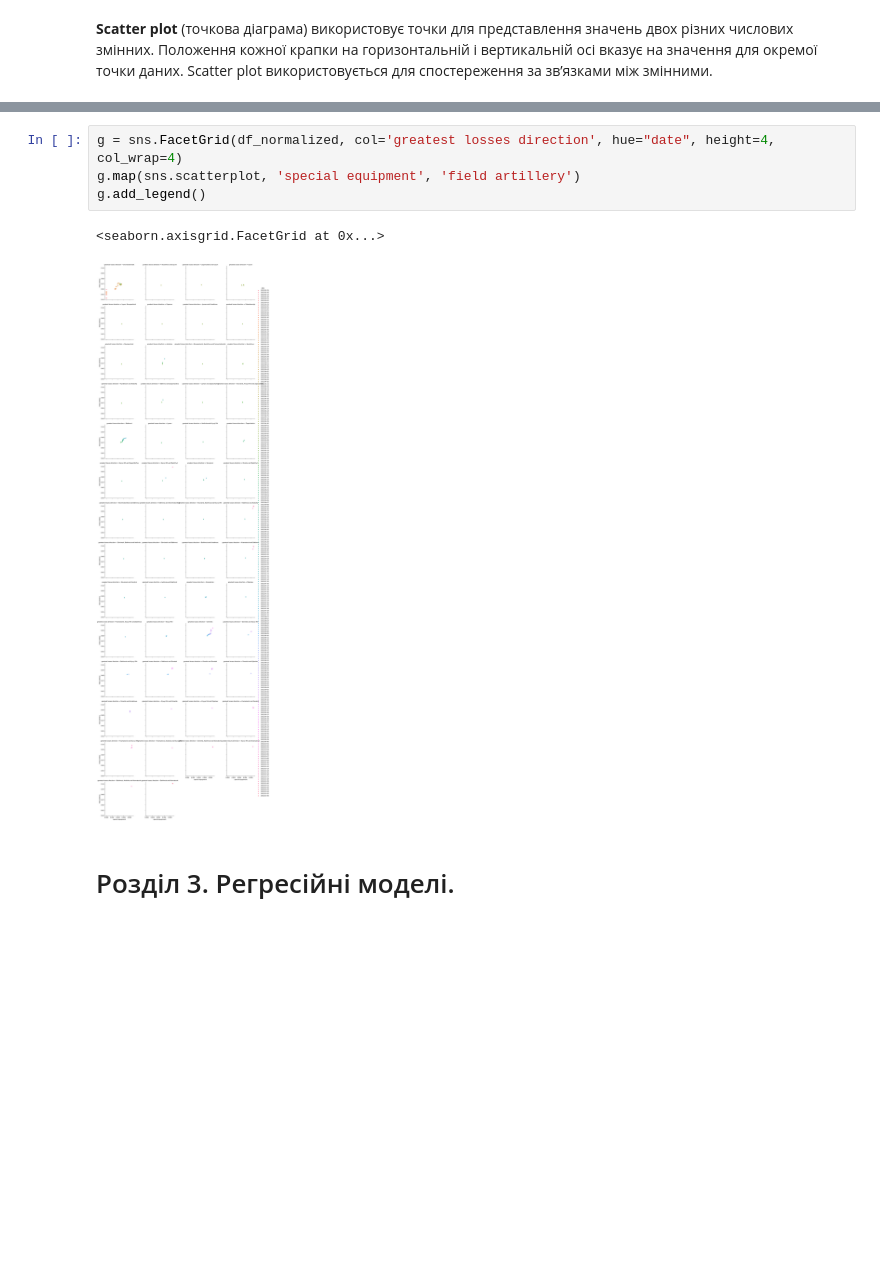
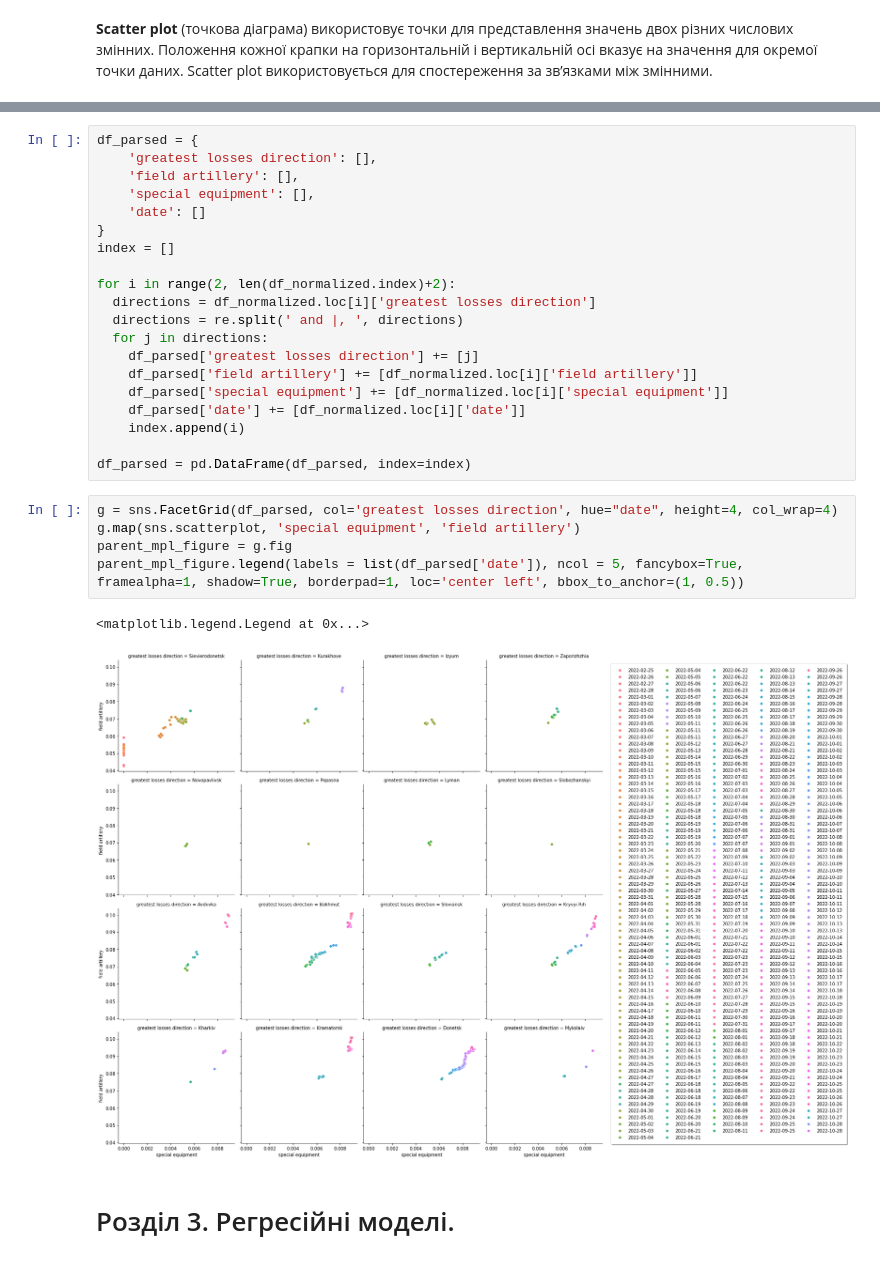
Before and after one commit to nastyabekesheva/DataScience, a Jupyter notebook: coursework/courseworkDS.ipynb, the cells around one changed output, grey strips where cells are left out. Drawn from its saved outputs; the diff is of its cells as text; blank space fills up the shorter version.

Commit message:
improved plot | Created using Colaboratory

```diff
--- a/coursework/courseworkDS.ipynb
+++ b/coursework/courseworkDS.ipynb
@@ -544,10 +562,31 @@ df1.corr(method='pearson')
+# %%
+df_parsed = {
+    'greatest losses direction': [],
+    'field artillery': [],
+    'special equipment': [],
+    'date': []
+}
+index = []
+
+for i in range(2, len(df_normalized.index)+2):
+  directions = df_normalized.loc[i]['greatest losses direction']
+  directions = re.split(' and |, ', directions)
+  for j in directions:
+    df_parsed['greatest losses direction'] += [j]
+    df_parsed['field artillery'] += [df_normalized.loc[i]['field artillery']]
+    df_parsed['special equipment'] += [df_normalized.loc[i]['special equipment']]
+    df_parsed['date'] += [df_normalized.loc[i]['date']]
+    index.append(i)
+
+df_parsed = pd.DataFrame(df_parsed, index=index)
 # %%
-g = sns.FacetGrid(df_normalized, col='greatest losses direction', hue="date", height=4, col_wrap=4)
+g = sns.FacetGrid(df_parsed, col='greatest losses direction', hue="date", height=4, col_wrap=4)
 g.map(sns.scatterplot, 'special equipment', 'field artillery')
-g.add_legend()
+parent_mpl_figure = g.fig
+parent_mpl_figure.legend(labels = list(df_parsed['date']), ncol = 5, fancybox=True, framealpha=1, shadow=True, borderpad=1, loc='center left', bbox_to_anchor=(1, 0.5))
 # %% [output]
-<seaborn.axisgrid.FacetGrid at 0x...>
+<matplotlib.legend.Legend at 0x...>
-[figure, old version]
+[figure, new version]
 # %% [markdown]
 # Розділ 3. Регресійні моделі.
 # %% [markdown]
```
Also changed, not shown: parts of 13 cells of this notebook.
